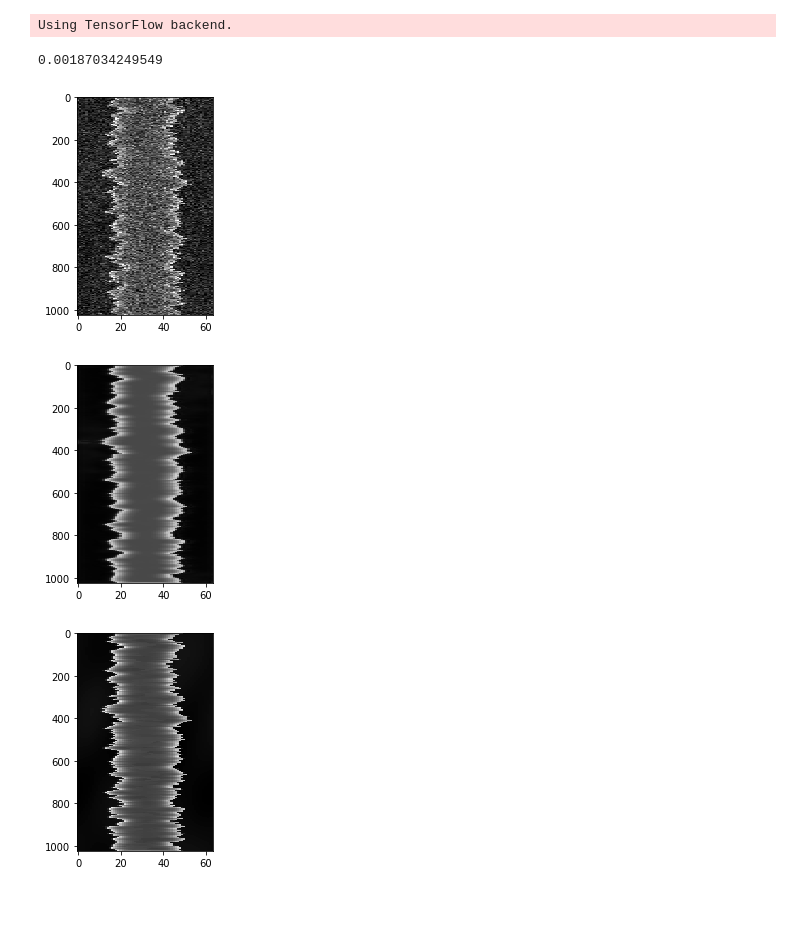
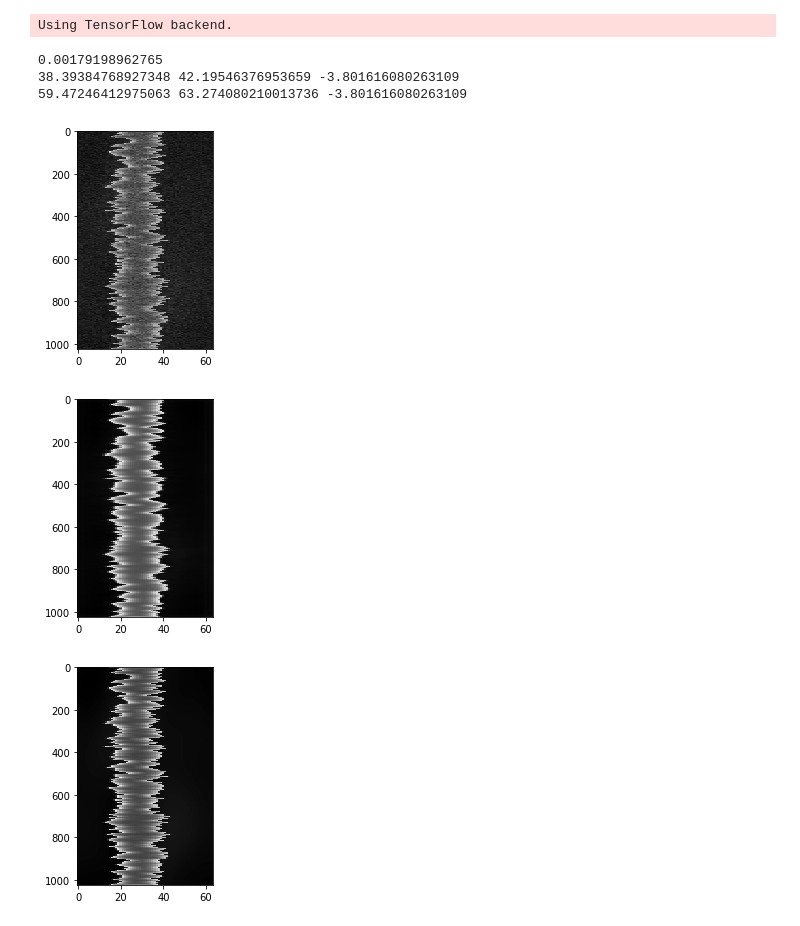
Before and after one commit to narendrachaudhary51/LER_machine_learning, a Jupyter notebook: neural_nets/nnet_prediction.ipynb, the cells around one changed output. Saved outputs shown, nothing was run; the diff lists cells and outputs as text; code cells hidden in the pictures.

Commit message:
modified prediction file to include snr

```diff
--- a/neural_nets/nnet_prediction.ipynb
+++ b/neural_nets/nnet_prediction.ipynb
@@ -16,13 +16,13 @@ K.set_floatx('float32')
 Using TensorFlow backend.
 # %%
 path = '/home/grads/n/narendra5/Desktop/Programs/LER_machine_learning/'
-model = load_model(path + 'models/' + 'nnet_test_run_1.h5')
+model = load_model(path + 'models/' + 'nnet_test_run_4.h5')
 sigma = 1.2
-alpha = 0.6
-Xi = 30
-width = 30
-space = 60
-noise = 20
+alpha = 0.9
+Xi = 10
+width = 20
+space = 20
+noise = 200
 shift = math.floor(-25 + (width + space/2 + Xi + alpha*10 + sigma*10)%16)
 
 
@@ -44,19 +44,53 @@ impredict = impredict.reshape(1024,64)
 mse = ((im - impredict) ** 2).mean()
 print(mse)
 
+snr_predict = (im**2).mean() / mse
+snr_predict_dB = 10 * math.log(snr_predict)
+
+snr_noise = ((im**2).mean()) / (((im - imnoisy) ** 2).mean())
+snr_noise_dB = 10 * math.log(snr_noise)
+
+print(snr_predict_dB, snr_noise_dB, snr_predict_dB - snr_noise_dB)
+
+PSNR_predict = im.max()**2 / mse
+PSNR_predict_dB = 10* math.log(PSNR_predict)
+PSNR_noise = im.max()**2 / (((im - imnoisy) ** 2).mean())
+PSNR_noise_dB = 10* math.log(PSNR_noise)
+
+print(PSNR_predict_dB, PSNR_noise_dB, PSNR_predict_dB - PSNR_noise_dB)
+
+
 del model
 # %% [output]
-0.00187034249549
+0.00179198962765
+38.39384768927348 42.19546376953659 -3.801616080263109
+59.47246412975063 63.274080210013736 -3.801616080263109
 # %%
+"""
+from mpl_toolkits.mplot3d import Axes3D
+from matplotlib import cm
+
+fig = plt.figure()
+ax = fig.gca(projection='3d')
+
+X = np.arange(-512, 512, 16)
+Y = np.arange(-512, 512, 1)
+print(X.shape,Y.shape)
+X, Y = np.meshgrid(X, Y)
+
+surf = ax.plot_surface(imnoisy,X,Y, antialiased=False, cmap = cm.coolwarm)
+
+plt.show()
+"""
 plt.imshow(imnoisy,cmap = 'gray',aspect= 0.1)
 plt.show()
 
 plt.imshow(impredict, cmap = 'gray', aspect= 0.1)
 plt.show()
 
 plt.imshow(im,cmap = 'gray',aspect = 0.1)
 plt.show()
 # %% [output]
-[figure, old version]
+[figure, new version]
-[figure, old version]
+[figure, new version]
-[figure, old version]
+[figure, new version]
```
